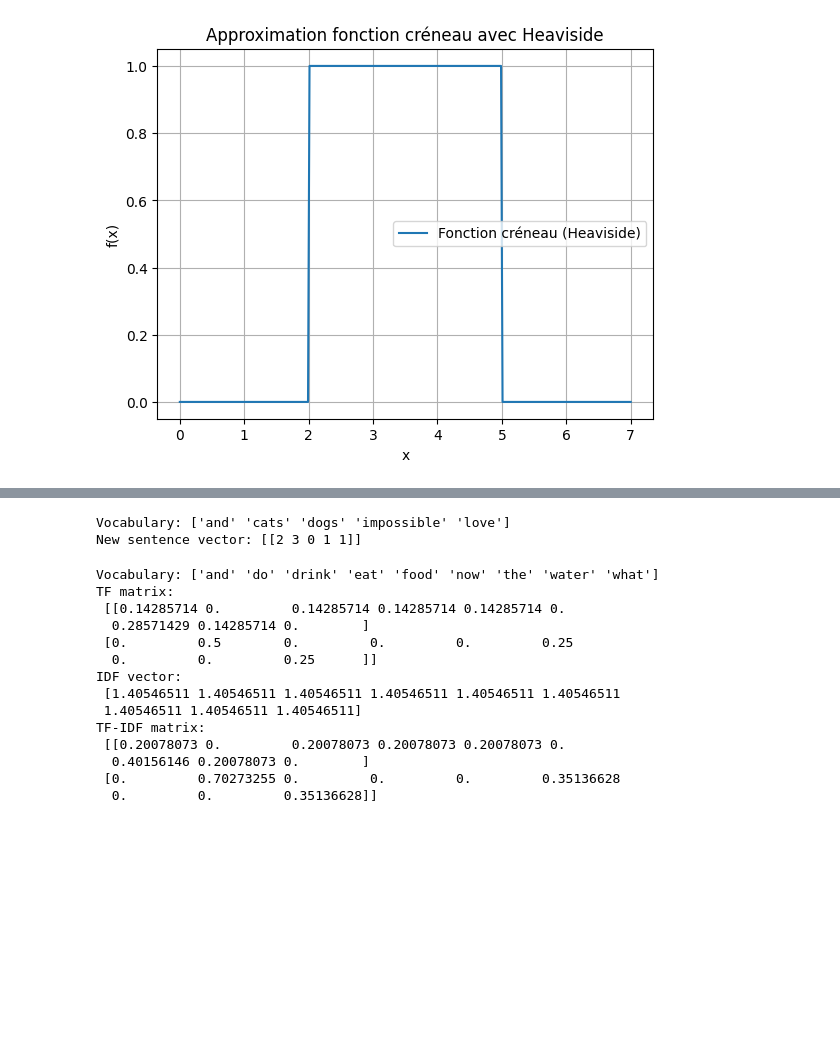
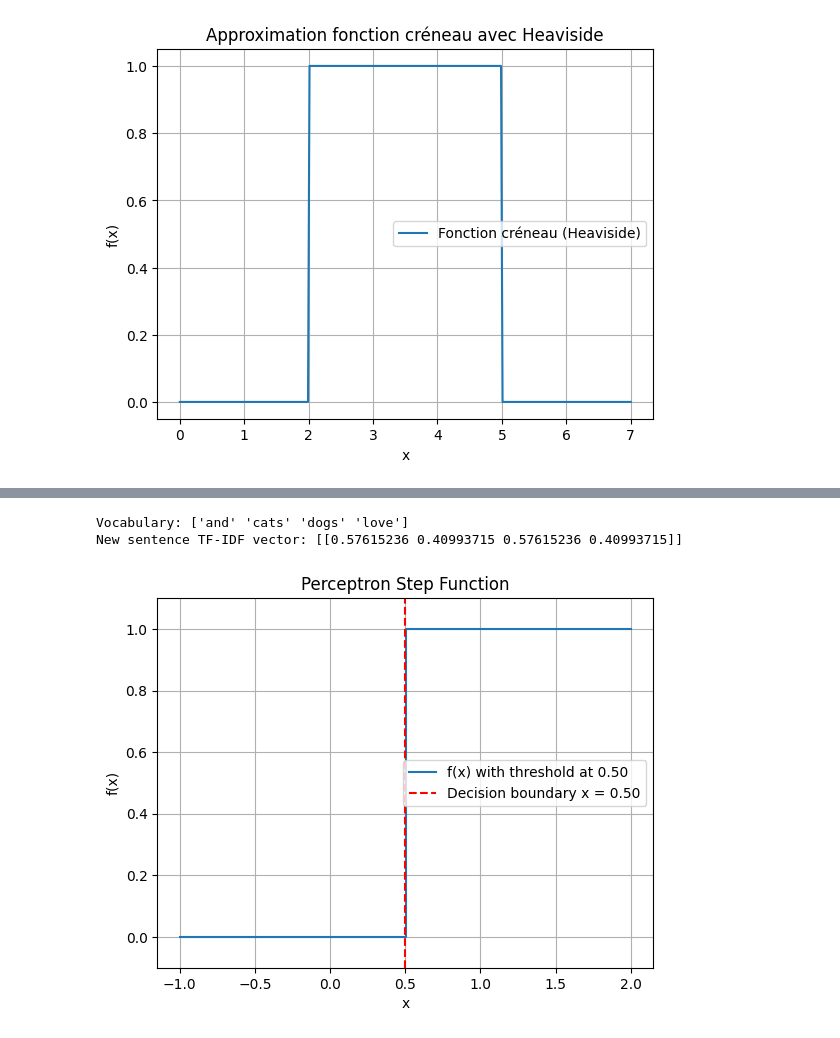
Before and after one commit to moghit-eou/semantic-NLP-resume-ranking, a Jupyter notebook: Untitled.ipynb, the cells around one changed output, grey strips where cells are left out. Cells and saved outputs as stored; diff of their text form; code cells hidden in the pictures; blank space fills up the shorter version.

```diff
--- a/Untitled.ipynb
+++ b/Untitled.ipynb
@@ -252,74 +245,45 @@ Sentiment is negative
 # %%
-from sklearn.feature_extraction.text import CountVectorizer
+from sklearn.feature_extraction.text import TfidfVectorizer
 
 # Original sentences
 sentences = [
     "I love cats",
-    "I love dogs and cats" ,
-    "impossible"
+    "I love dogs and cats",
 ]
 
-# Initialize and fit CountVectorizer
-vectorizer = CountVectorizer()
+# Initialize and fit TfidfVectorizer
+vectorizer = TfidfVectorizer()
 vectorizer.fit(sentences)
 
 # New sentence to transform
-new_sentence = ["love cats and cats and cats impossible "]
+new_sentence = ["I love dogs and cats"]
 
-# Transform the new sentence
+# Transform the new sentence into TF-IDF vector
 new_vector = vectorizer.transform(new_sentence)
 
 print("Vocabulary:", vectorizer.get_feature_names_out())
-print("New sentence vector:", new_vector.toarray())
+print("New sentence TF-IDF vector:", new_vector.toarray())
 # %% [output]
-Vocabulary: ['and' 'cats' 'dogs' 'impossible' 'love']
-New sentence vector: [[2 3 0 1 1]]
+Vocabulary: ['and' 'cats' 'dogs' 'love']
+New sentence TF-IDF vector: [[0.57615236 0.40993715 0.57615236 0.40993715]]
 # %%
+import matplotlib.pyplot as plt
 import numpy as np
-from sklearn.feature_extraction.text import CountVectorizer
 
-# Documents
-documents = [
-    "I eat the food and drink the water",
-    "What do I do now"
-]
+b = 2  # example value > 0
+threshold = 1 / b
 
-# Count Vectorizer to get term counts
-count_vectorizer = CountVectorizer()
-term_freq_matrix = count_vectorizer.fit_transform(documents).toarray()
-vocab = count_vectorizer.get_feature_names_out()
+x = np.linspace(-1, 2, 500)
+f_x = np.where(x > threshold, 1, 0)
 
-# Number of documents
-N = len(documents)
-
-# Document frequency (df) for each term
-df = np.sum(term_freq_matrix > 0, axis=0)
-
-# Compute custom IDF using your formula
-idf = np.log((1 + N) / (1 + df)) + 1
-
-# Compute TF (term frequency normalized by document length)
-tf = term_freq_matrix / term_freq_matrix.sum(axis=1, keepdims=True)
-
-# Compute TF-IDF manually
-tf_idf = tf * idf
-
-print("Vocabulary:", vocab)
-print("TF matrix:\n", tf)
-print("IDF vector:\n", idf)
-print("TF-IDF matrix:\n", tf_idf)
+plt.plot(x, f_x, drawstyle='steps-post', label=f'f(x) with threshold at {threshold:.2f}')
+plt.axvline(threshold, color='r', linestyle='--', label=f'Decision boundary x = {threshold:.2f}')
+plt.title('Perceptron Step Function')
+plt.xlabel('x')
+plt.ylabel('f(x)')
+plt.ylim(-0.1, 1.1)
+plt.legend()
+plt.grid(True)
+plt.show()
 # %% [output]
-Vocabulary: ['and' 'do' 'drink' 'eat' 'food' 'now' 'the' 'water' 'what']
-TF matrix:
- [[0.14285714 0.         0.14285714 0.14285714 0.14285714 0.
-  0.28571429 0.14285714 0.        ]
- [0.         0.5        0.         0.         0.         0.25
-  0.         0.         0.25      ]]
-IDF vector:
- [1.40546511 1.40546511 1.40546511 1.40546511 1.40546511 1.40546511
- 1.40546511 1.40546511 1.40546511]
-TF-IDF matrix:
- [[0.20078073 0.         0.20078073 0.20078073 0.20078073 0.
-  0.40156146 0.20078073 0.        ]
- [0.         0.70273255 0.         0.         0.         0.35136628
-  0.         0.         0.35136628]]
+[figure, added]
```
Also changed, not shown: parts of 1 cell of this notebook, 2 other files.
